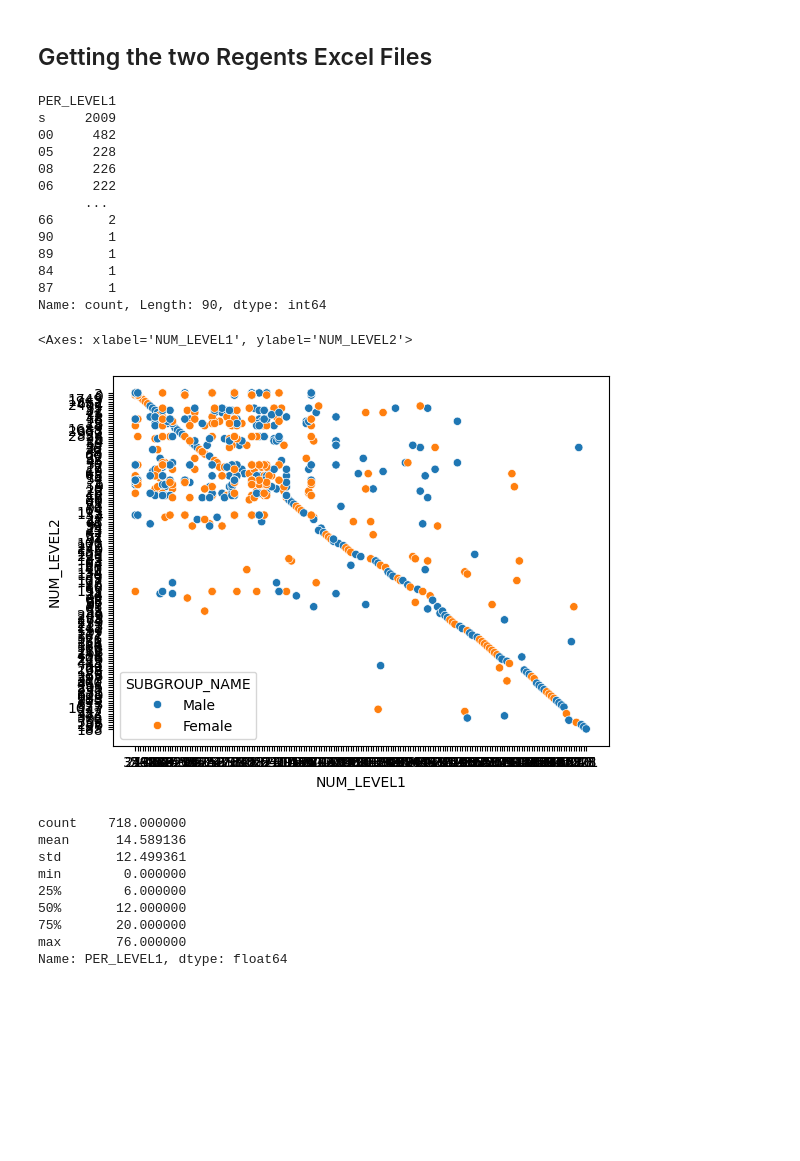
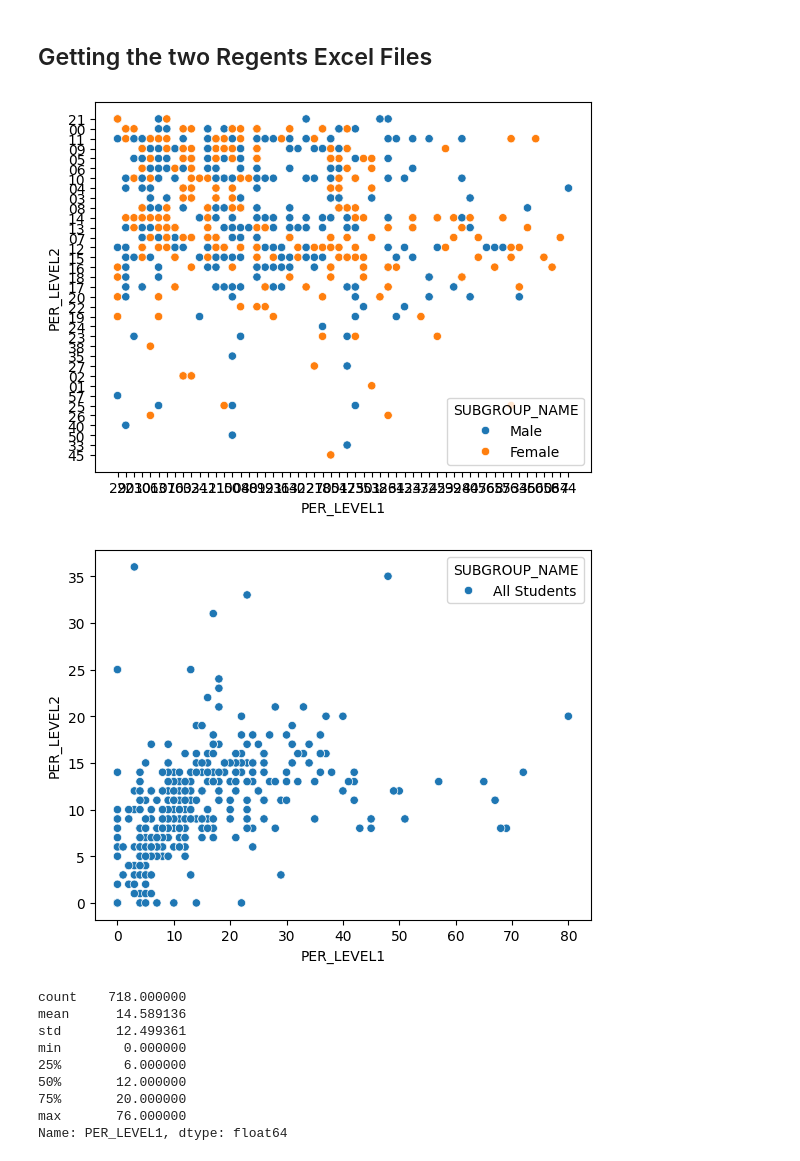
Before and after one commit to Finer-Things/2023_Erdos_Institute_Bootcamp_Education, a Jupyter notebook: EDA/Initial Plots.ipynb, the cells around one changed output. Cells and saved outputs as stored; diff of their text form; code cells hidden in the pictures; blank space fills up the shorter version.

```diff
--- a/EDA/Initial Plots.ipynb
+++ b/EDA/Initial Plots.ipynb
@@ -8,34 +8,22 @@ import numpy as np
 ## Getting the two Regents Excel Files
 # %%
 are_df = pd.read_csv("../Data/SRC2022/Annual Regents Exams Toy Example.csv")
-# %%
-are_df["PER_LEVEL1"].value_counts()
-# %% [output]
-PER_LEVEL1
-s     2009
-00     482
-05     228
-08     226
-06     222
-      ...
-66       2
-90       1
-89       1
-84       1
-87       1
-Name: count, Length: 90, dtype: int64
 # %%
 df = are_df[are_df["YEAR"] == 2021]
 # df = df[are_df["SUBGROUP_NAME"].isin(["Male", "Female"])].dropna(subset=["PER_LEVEL1", "PER_LEVEL2"])
-df = df[pd.to_numeric(df['PER_LEVEL1'], errors='coerce').notnull()][pd.to_numeric(df['PER_LEVEL2'], errors='coerce').notnull()][are_df["SUBGROUP_NAME"].isin(["Male", "Female"])]
+df_mf = df[pd.to_numeric(df['PER_LEVEL1'], errors='coerce').notnull()][pd.to_numeric(df['PER_LEVEL2'], errors='coerce').notnull()][are_df["SUBGROUP_NAME"].isin(["Male", "Female"])]
+df = df[pd.to_numeric(df['PER_LEVEL1'], errors='coerce').notnull()][pd.to_numeric(df['PER_LEVEL2'], errors='coerce').notnull()][are_df["SUBGROUP_NAME"].isin(["All Students"])]
 
 for column in ['PER_LEVEL1', 'PER_LEVEL2']:
     df[column] = df[column].astype("int64")
 
-sns.scatterplot(data=df, x="NUM_LEVEL1", y="NUM_LEVEL2", hue="SUBGROUP_NAME", )
+sns.scatterplot(data=df_mf, x="PER_LEVEL1", y="PER_LEVEL2", hue="SUBGROUP_NAME")
+plt.show()
+sns.scatterplot(data=df, x="PER_LEVEL1", y="PER_LEVEL2", hue="SUBGROUP_NAME")
+plt.show()
 # %% [output]
-<Axes: xlabel='NUM_LEVEL1', ylabel='NUM_LEVEL2'>
-[figure, old version]
+[figure, new version]
+[figure, added]
 # %%
 df["PER_LEVEL1"].describe()
 # %% [output]
```
Also changed, not shown: parts of 1 cell of this notebook, 1 other file.
